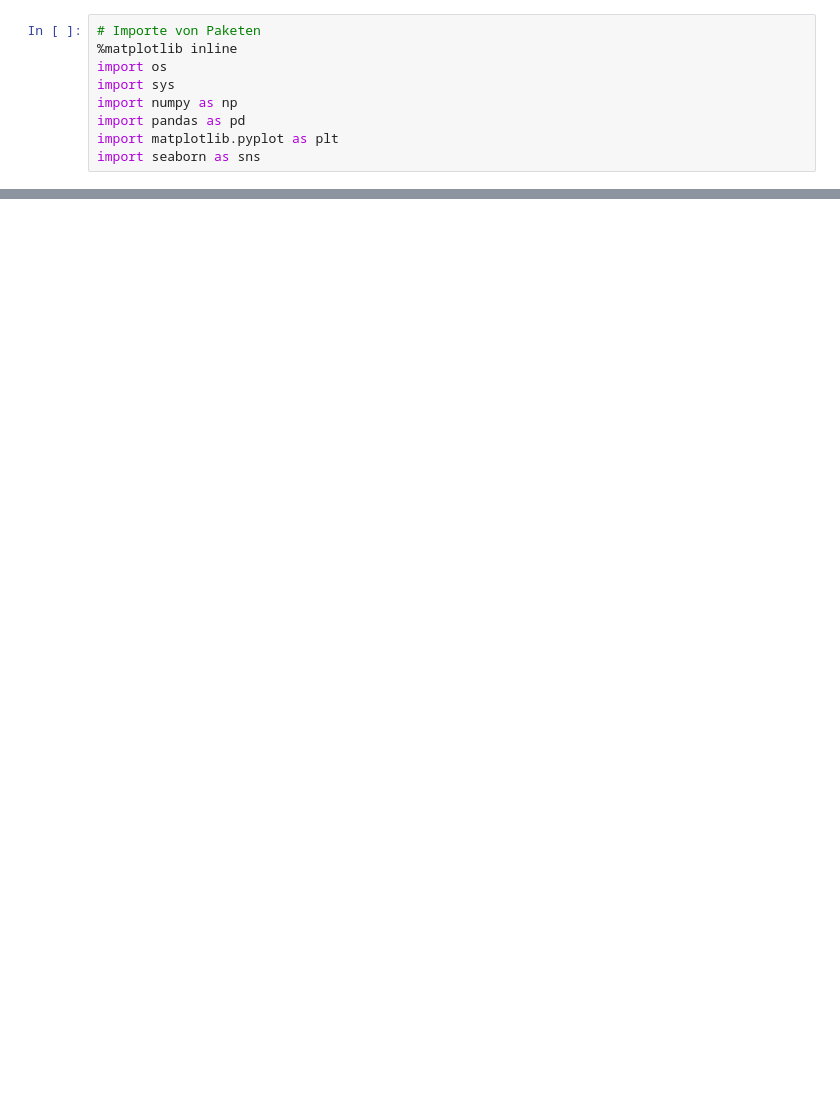
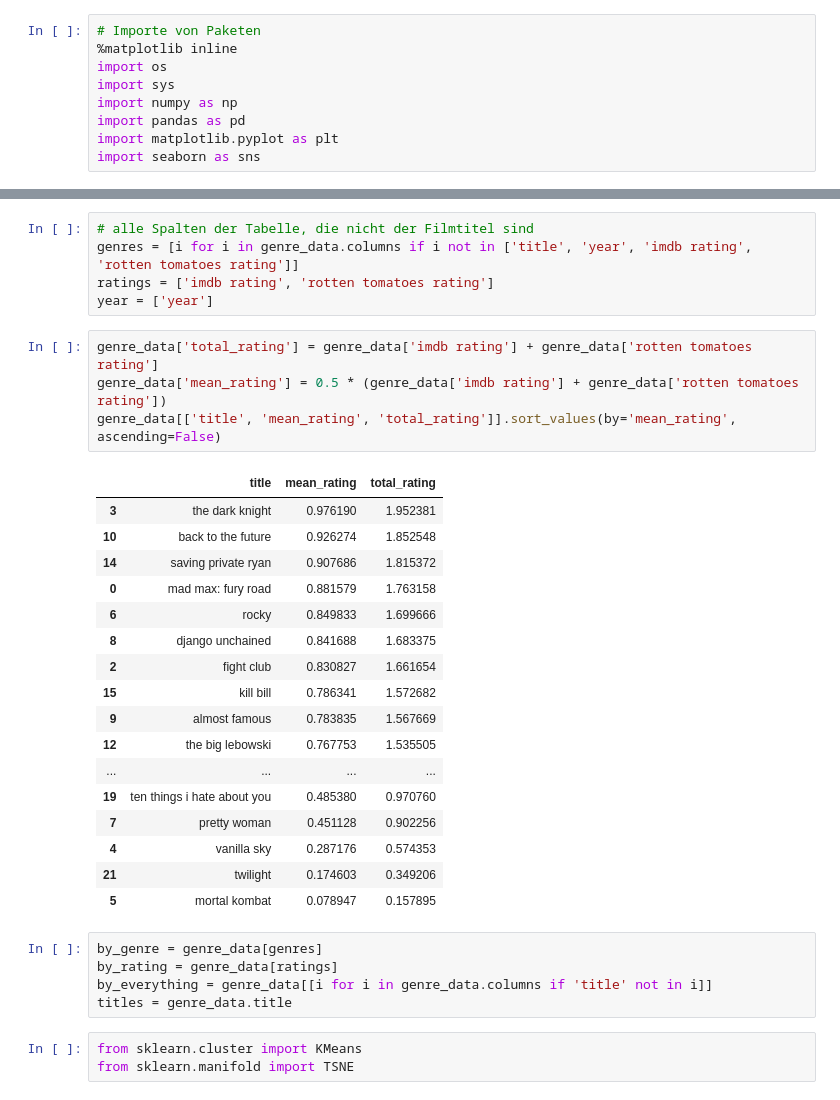
Before and after one commit to drdarina/ds_workshop, a Jupyter notebook: workshop_notebook.ipynb, the cells around one changed output, grey strips where cells are left out. Drawn from its saved outputs; the diff is of its cells as text; blank space fills up the shorter version.

```diff
--- a/workshop_notebook.ipynb
+++ b/workshop_notebook.ipynb
@@ -78,0 +94,35 @@ movie_data[movie_data.title=='fight club']
+# %%
+# alle Spalten der Tabelle, die nicht der Filmtitel sind
+genres = [i for i in genre_data.columns if i not in ['title', 'year', 'imdb rating', 'rotten tomatoes rating']]
+ratings = ['imdb rating', 'rotten tomatoes rating']
+year = ['year']
+# %%
+genre_data['total_rating'] = genre_data['imdb rating'] + genre_data['rotten tomatoes rating']
+genre_data['mean_rating'] = 0.5 * (genre_data['imdb rating'] + genre_data['rotten tomatoes rating'])
+genre_data[['title', 'mean_rating', 'total_rating']].sort_values(by='mean_rating', ascending=False)
+# %% [output]
+|  | title | mean_rating | total_rating |
+| 3 | the dark knight | 0.976190 | 1.952381 |
+| 10 | back to the future | 0.926274 | 1.852548 |
+| 14 | saving private ryan | 0.907686 | 1.815372 |
+| 0 | mad max: fury road | 0.881579 | 1.763158 |
+| 6 | rocky | 0.849833 | 1.699666 |
+| 8 | django unchained | 0.841688 | 1.683375 |
+| 2 | fight club | 0.830827 | 1.661654 |
+| 15 | kill bill | 0.786341 | 1.572682 |
+| 9 | almost famous | 0.783835 | 1.567669 |
+| 12 | the big lebowski | 0.767753 | 1.535505 |
+| ... | ... | ... | ... |
+| 19 | ten things i hate about you | 0.485380 | 0.970760 |
+| 7 | pretty woman | 0.451128 | 0.902256 |
+| 4 | vanilla sky | 0.287176 | 0.574353 |
+| 21 | twilight | 0.174603 | 0.349206 |
+| 5 | mortal kombat | 0.078947 | 0.157895 |
+# %%
+by_genre = genre_data[genres]
+by_rating = genre_data[ratings]
+by_everything = genre_data[[i for i in genre_data.columns if 'title' not in i]]
+titles = genre_data.title
+# %%
+from sklearn.cluster import KMeans
+from sklearn.manifold import TSNE
```
Also changed, not shown: parts of 22 cells of this notebook, 2 other files.
